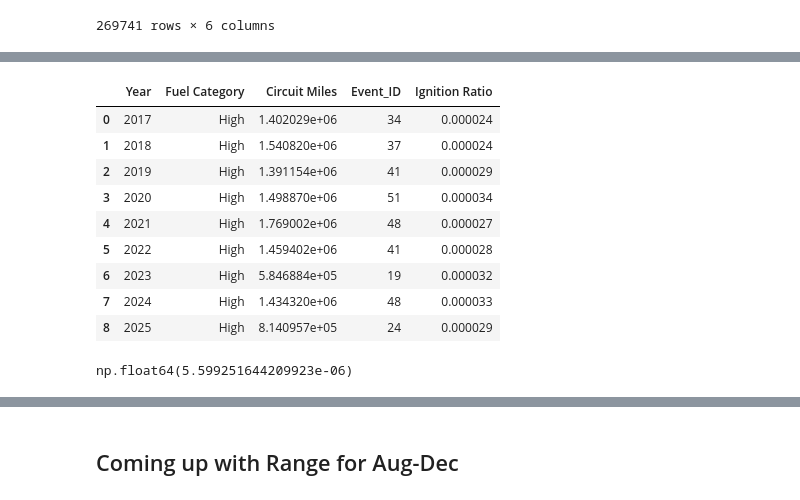
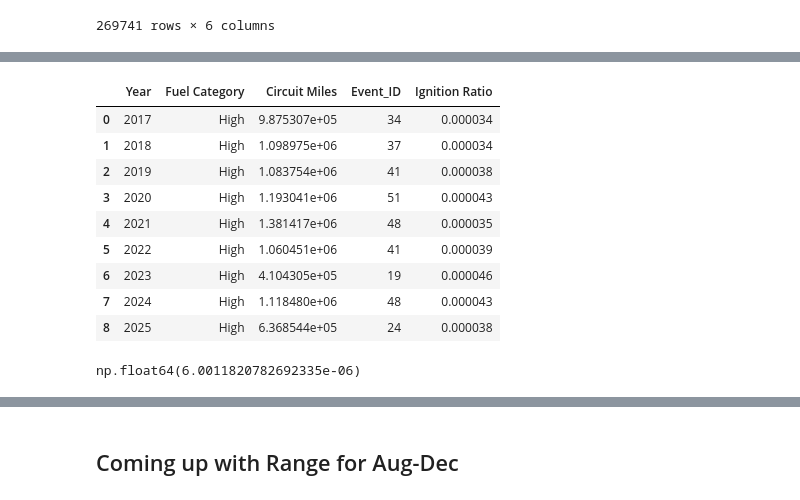
Before and after one commit to charliet202020/Ignition-Goal-Setting-Github, a Jupyter notebook: Circuit_Level_Analysis_Distribution_Only.ipynb, the cells around one changed output, grey strips where cells are left out. Drawn from its saved outputs; the diff is of its cells as text; code cells hidden in the pictures.

```diff
--- a/Circuit_Level_Analysis_Distribution_Only.ipynb
+++ b/Circuit_Level_Analysis_Distribution_Only.ipynb
@@ -124,6 +124,16 @@ dist_df_forecast_agg.loc[dist_df_forecast_agg['Circuit'].str.contains('FINGAL',
 dist_df_forecast_agg.loc[dist_df_forecast_agg['Circuit'].str.contains('GUITAR', na=False) & dist_df_forecast_agg['Circuit Miles'].isna(), 'Circuit Miles'] = 42.2491638220717
 # locate rows where circuit miles is NaN and circuit contains huckleberry and change value to 25.4840533042463
 dist_df_forecast_agg.loc[dist_df_forecast_agg['Circuit'].str.contains('HUCKLEBERRY', na=False) & dist_df_forecast_agg['Circuit Miles'].isna(), 'Circuit Miles'] = 25.4840533042463
+# locate rows where circuit miles is NaN and circuit contains Kinsey and change value to 38.2093922
+dist_df_forecast_agg.loc[dist_df_forecast_agg['Circuit'].str.contains('KINSEY', na=False) & dist_df_forecast_agg['Circuit Miles'].isna(), 'Circuit Miles'] = 38.2093922
+# locate rows where circuit miles is NaN and circuit contains Penstock and change value to 50.90351311
+dist_df_forecast_agg.loc[dist_df_forecast_agg['Circuit'].str.contains('PENSTOCK', na=False) & dist_df_forecast_agg['Circuit Miles'].isna(), 'Circuit Miles'] = 50.90351311
+# locate rows where circuit miles is NaN and circuit contains Shovel and change value to 47.51064986
+dist_df_forecast_agg.loc[dist_df_forecast_agg['Circuit'].str.contains('SHOVEL', na=False) & dist_df_forecast_agg['Circuit Miles'].isna(), 'Circuit Miles'] = 47.51064986
+# locate rows where circuit miles is NaN and circuit contains Tejon and change value to 57.8330462
+dist_df_forecast_agg.loc[dist_df_forecast_agg['Circuit'].str.contains('TEJON', na=False) & dist_df_forecast_agg['Circuit Miles'].isna(), 'Circuit Miles'] = 57.8330462
+# locate rows where circuit miles is NaN and circuit contains Toll and change value to 8.228283341
+dist_df_forecast_agg.loc[dist_df_forecast_agg['Circuit'].str.contains('TOLL', na=False) & dist_df_forecast_agg['Circuit Miles'].isna(), 'Circuit Miles'] = 8.228283341
 dist_df_forecast_agg
 # %% [output]
 |  | Date | Circuit | FuelsIndex_max_FPI2 | Circuit Name | Circuit FLOC | Circuit Miles |
@@ -277,28 +296,40 @@ fuel_var = f'{ads_agg}_fpi_2.0_tdd_fuels_index'
 ads_agg2 = 'max_max'
 wind_var = f'{ads_agg2}_lfpw_using_dew_point_depression'
 # create a copy of the distribution data
-res_df = distribution_data[['Date','Year','id',fuel_var, wind_var]].copy()
+res_df = distribution_data[['Date','Year','id',fuel_var,]].copy()
 # rename id column to Circuit Name
 res_df.rename(columns={'id': 'Circuit Name'}, inplace=True)
+# # create another dataframe for the forecast data
+# res_df_forecast = dist_df_forecast_agg[['Date', 'Circuit', 'FuelsIndex_max_FPI2',]].copy()
+# # create a year column
+# res_df_forecast['Year'] = pd.to_datetime(res_df_forecast['Date']).dt.year
+# # rename the column
+# res_df_forecast.rename(columns={'Circuit': 'Circuit Name', 'FuelsIndex_max_FPI2': fuel_var,}, inplace=True)
+# print(res_df_forecast.columns)
+# print(res_df.columns)
+# # concat the dataframes
+# res_df = pd.concat([res_df, res_df_forecast], ignore_index=True)
+# # sort by Circuit Name and Date
+# res_df.sort_values(by=['Circuit Name', 'Date'], inplace=True)
 # create a new column called adjusted fuel_var
-# use the rolling mean of the fuel_var over a 30-day window
+# use the rolling mean of the fuel_var over a 14-day window
 res_df[f'{fuel_var}_rolling'] = res_df[fuel_var].rolling(window=14, min_periods=1).mean()
 # merge with circuitlengths_map
 res_df = res_df.merge(circuitlengths_map, on='Circuit Name', how='left')
-# filter for only 2019-2024 data
-res_df = res_df[res_df['Year'].between(2017, 2024)]
+# # filter for only 2019-2024 data
+# res_df = res_df[res_df['Year'].between(2017, 2024)]
 # drop the na Circuit Miles
 res_df = res_df[res_df['Circuit Miles'].notna()]
 # categorize fuel_var into above and below 0.7
-fuel_val = 0.8
+fuel_val = 0.85
 # create a second fuel_val for accounting wind
 fuel_val2 = fuel_val
 wind_val = 0
-res_df['Fuel Category'] = np.where((res_df[fuel_var] >= fuel_val) | ((res_df[fuel_var] >= fuel_val2) & (res_df[wind_var] >= wind_val)), f'High', 'Low')
+res_df['Fuel Category'] = np.where((res_df[fuel_var] >= fuel_val), f'High', 'Low')
 # # save a temporary file for Dashboard to use
 # res_df.to_csv("CircuitLevelData/CircuitData_Dashboard.csv",index=False)
 # set fuel category based on rolling mean
-res_df['Fuel Category'] = np.where((res_df[f'{fuel_var}_rolling'] >= fuel_val) | ((res_df[f'{fuel_var}_rolling'] >= fuel_val2) & (res_df[wind_var] >= wind_val)), f'High', 'Low')
+res_df['Fuel Category 2'] = np.where((res_df[f'{fuel_var}_rolling'] >= fuel_val), f'High', 'Low')
 # aggregate by Year and Fuel Category
 res_df = res_df.groupby(['Year', 'Fuel Category']).agg({'Circuit Miles': 'sum'}).reset_index()
 # only keep the high fuel category
@@ -309,44 +340,44 @@ res_df = res_df.merge(ignitions, on='Year', how='left')
 res_df.loc[res_df['Year'] == 2019, 'Event_ID'] = 41
 # locate where Year is 2020 and change Event_ID to 51
 res_df.loc[res_df['Year'] == 2020, 'Event_ID'] = 51
 # locate where Year is 2024 and change Event_ID to 48
 res_df.loc[res_df['Year'] == 2024, 'Event_ID'] = 48
 # # locate where year is 2025 and change event_id to 21
 # res_df.loc[res_df['Year'] == 2025, 'Event_ID'] = 21
 # get the ratio by dividing Event_ID by Circuit Miles
 res_df['Ignition Ratio'] = res_df['Event_ID'] / res_df['Circuit Miles']
 
 # create another dataframe for the forecast data
 res_df_forecast = dist_df_forecast_agg[['Date', 'Circuit', 'FuelsIndex_max_FPI2', 'Circuit Miles']].copy()
 # create a year column
 res_df_forecast['Year'] = pd.to_datetime(res_df_forecast['Date']).dt.year
 # categorize fuel_var into above and below 0.7
 res_df_forecast['Fuel Category'] = np.where((res_df_forecast['FuelsIndex_max_FPI2'] >= fuel_val), f'High', 'Low')
 # aggregate by Year and Fuel Category
 res_df_forecast = res_df_forecast.groupby(['Year', 'Fuel Category']).agg({'Circuit Miles': 'sum',}).reset_index()
 # filter for High fuel category
 res_df_forecast = res_df_forecast[res_df_forecast['Fuel Category'] == 'High']
 # merge with ignitions data
 res_df_forecast = res_df_forecast.merge(ignitions, on='Year', how='left')
 # get the ratio by dividing Event_ID by Circuit Miles
 res_df_forecast['Ignition Ratio'] = res_df_forecast['Event_ID'] / res_df_forecast['Circuit Miles']
 
 # combine the two dataframes
 res_df = pd.concat([res_df, res_df_forecast], ignore_index=True)
 res_df
 # %% [output]
 |  | Year | Fuel Category | Circuit Miles | Event_ID | Ignition Ratio |
-| 0 | 2017 | High | 1.402029e+06 | 34 | 0.000024 |
-| 1 | 2018 | High | 1.540820e+06 | 37 | 0.000024 |
-| 2 | 2019 | High | 1.391154e+06 | 41 | 0.000029 |
-| 3 | 2020 | High | 1.498870e+06 | 51 | 0.000034 |
-| 4 | 2021 | High | 1.769002e+06 | 48 | 0.000027 |
-| 5 | 2022 | High | 1.459402e+06 | 41 | 0.000028 |
-| 6 | 2023 | High | 5.846884e+05 | 19 | 0.000032 |
-| 7 | 2024 | High | 1.434320e+06 | 48 | 0.000033 |
-| 8 | 2025 | High | 8.140957e+05 | 24 | 0.000029 |
+| 0 | 2017 | High | 9.875307e+05 | 34 | 0.000034 |
+| 1 | 2018 | High | 1.098975e+06 | 37 | 0.000034 |
+| 2 | 2019 | High | 1.083754e+06 | 41 | 0.000038 |
+| 3 | 2020 | High | 1.193041e+06 | 51 | 0.000043 |
+| 4 | 2021 | High | 1.381417e+06 | 48 | 0.000035 |
+| 5 | 2022 | High | 1.060451e+06 | 41 | 0.000039 |
+| 6 | 2023 | High | 4.104305e+05 | 19 | 0.000046 |
+| 7 | 2024 | High | 1.118480e+06 | 48 | 0.000043 |
+| 8 | 2025 | High | 6.368544e+05 | 24 | 0.000038 |
 # %%
 pd.Series(res_df.loc[res_df['Year'].isin([2020,2021,2022]),'Ignition Ratio']).std()*1.5
 # %% [output]
-np.float64(5.599251644209923e-06)
+np.float64(6.0011820782692335e-06)
 # %%
```
Also changed, not shown: parts of 8 cells of this notebook.
